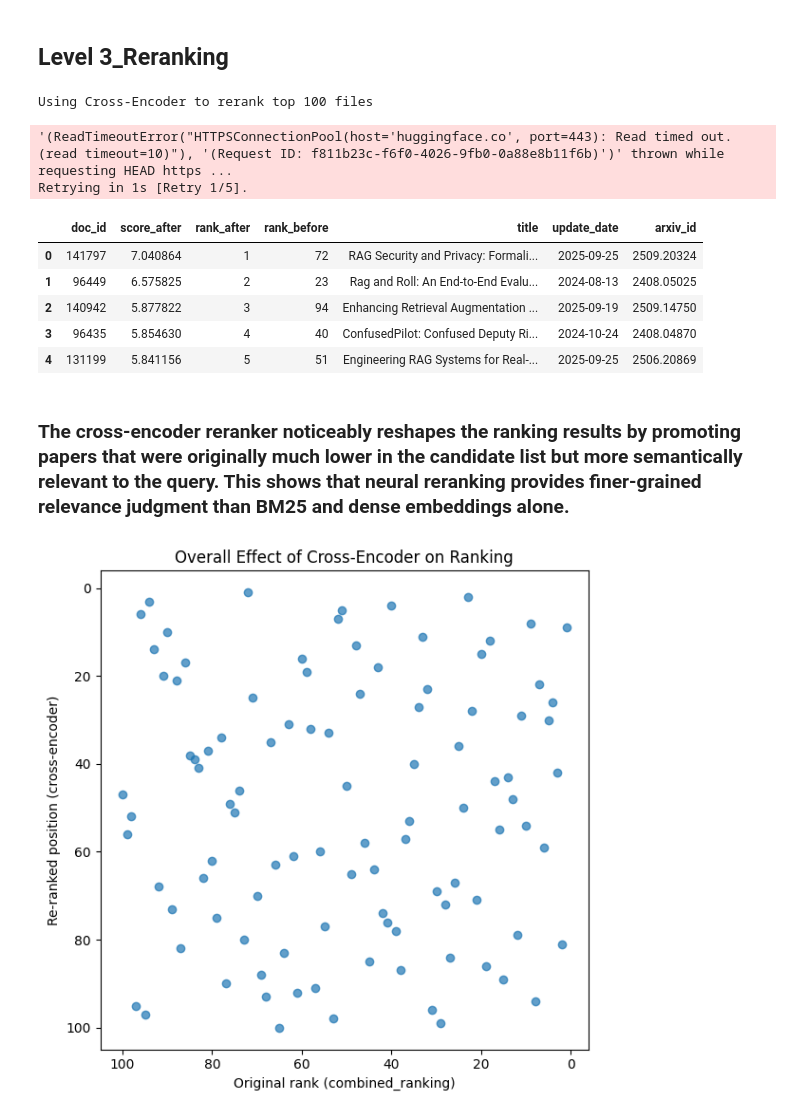
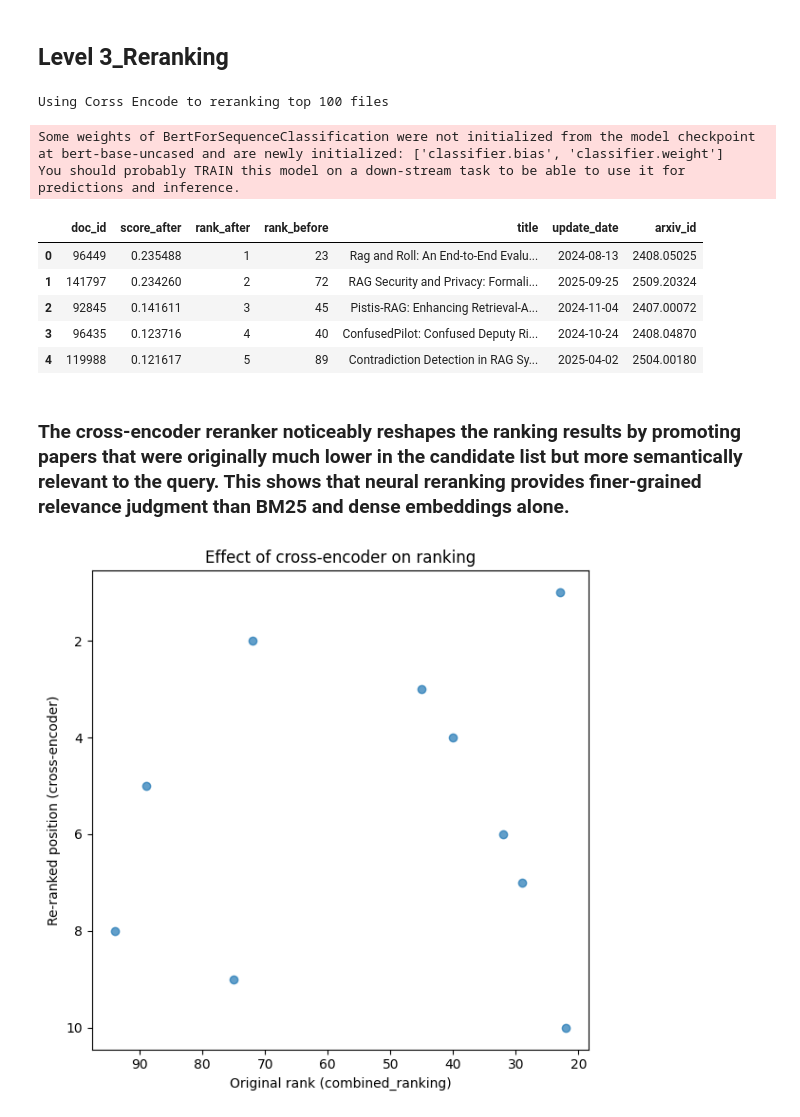
Before and after one commit to aidanmanternach/ece-143-research-paper-search, a Jupyter notebook: bm25-vector-search/visualization.ipynb, the cells around one changed output. Drawn from its saved outputs; the diff is of its cells as text; code cells hidden in the pictures.

```diff
--- a/bm25-vector-search/visualization.ipynb
+++ b/bm25-vector-search/visualization.ipynb
@@ -606,27 +619,28 @@ plt.show()
 # %% [markdown]
 ## Level 3_Reranking
 # %%
-# Neural Reranking with Cross-Encoders
-print("Using Cross-Encoder to rerank top 100 files")
-candidates = combined_ranking(query, 100, title_term_table, abstract_term_table, title_lengths, abstract_lengths, avg_doc_len_title, avg_doc_len_abs, N, model, document_embeddings)
+ #  Neural Reranking with Cross-Encoders
+ print("Using Corss Encode to reranking top 100 files")
+ candidates = combined_ranking(query, 100, title_term_table, abstract_term_table, title_lengths, abstract_lengths, avg_doc_len_title, avg_doc_len_abs, N, model, document_embeddings)
 
-candidates_with_text = []
-# put in the text to rerank
-for doc_id, score in candidates:
-    abstract = df.iloc[doc_id].get("abstract", "")
-    title    = df.iloc[doc_id].get("title", "")
-    text     = title + " " + abstract
-    candidates_with_text.append((doc_id, text))
+ candidates_with_text = []
+ # put in the text to rerank
+ for doc_id, score in candidates:
+     abstract = df.iloc[doc_id].get("abstract", "")
+     title    = df.iloc[doc_id].get("title", "")
+     text     = title + " " + abstract
+     candidates_with_text.append((doc_id, text))
 
-reranked = retrieve_and_rerank(
-    query,
-    candidates_with_text,
-    final_k=100
-)   # retrieve all 100 samples for rank comparison
+ reranked = retrieve_and_rerank(
+     query,
+     candidates_with_text,
+     tokenizer_model = "bert-base-uncased",
+     cross_encoder_model = "bert-base-uncased"
+ )
 # %% [output]
-Using Cross-Encoder to rerank top 100 files
+Using Corss Encode to reranking top 100 files
-'(ReadTimeoutError("HTTPSConnectionPool(host='huggingface.co', port=443): Read timed out. (read timeout=10)"), '(Request ID: f811b23c-f6f0-4026-9fb0-0a88e8b11f6b)')' thrown while requesting HEAD https ...
-Retrying in 1s [Retry 1/5].
+Some weights of BertForSequenceClassification were not initialized from the model checkpoint at bert-base-uncased and are newly initialized: ['classifier.bias', 'classifier.weight']
+You should probably TRAIN this model on a down-stream task to be able to use it for predictions and inference.
 # %%
 import pandas as pd
 import matplotlib.pyplot as plt
@@ -634,7 +648,7 @@ import matplotlib.pyplot as plt
 original_ranks = {doc_id: rank for rank, (doc_id, _) in enumerate(candidates, start=1)}
 
 rows = []
-for rank_after, (score_after, doc_id) in enumerate(reranked, start=1):
+for rank_after, (score_after, doc_id, text) in enumerate(reranked, start=1):
     row = df.iloc[doc_id]
     rows.append({
         "doc_id": doc_id,
@@ -654,29 +668,29 @@ if results_df["update_date"].dtype == "object":
 results_df.head()
 # %% [output]
 |  | doc_id | score_after | rank_after | rank_before | title | update_date | arxiv_id |
-| 0 | 141797 | 7.040864 | 1 | 72 | RAG Security and Privacy: Formali... | 2025-09-25 | 2509.20324 |
-| 1 | 96449 | 6.575825 | 2 | 23 | Rag and Roll: An End-to-End Evalu... | 2024-08-13 | 2408.05025 |
-| 2 | 140942 | 5.877822 | 3 | 94 | Enhancing Retrieval Augmentation ... | 2025-09-19 | 2509.14750 |
-| 3 | 96435 | 5.854630 | 4 | 40 | ConfusedPilot: Confused Deputy Ri... | 2024-10-24 | 2408.04870 |
-| 4 | 131199 | 5.841156 | 5 | 51 | Engineering RAG Systems for Real-... | 2025-09-25 | 2506.20869 |
+| 0 | 96449 | 0.235488 | 1 | 23 | Rag and Roll: An End-to-End Evalu... | 2024-08-13 | 2408.05025 |
+| 1 | 141797 | 0.234260 | 2 | 72 | RAG Security and Privacy: Formali... | 2025-09-25 | 2509.20324 |
+| 2 | 92845 | 0.141611 | 3 | 45 | Pistis-RAG: Enhancing Retrieval-A... | 2024-11-04 | 2407.00072 |
+| 3 | 96435 | 0.123716 | 4 | 40 | ConfusedPilot: Confused Deputy Ri... | 2024-10-24 | 2408.04870 |
+| 4 | 119988 | 0.121617 | 5 | 89 | Contradiction Detection in RAG Sy... | 2025-04-02 | 2504.00180 |
 # %% [markdown]
 ### The cross-encoder reranker noticeably reshapes the ranking results by promoting papers that were originally much lower in the candidate list but more semantically relevant to the query. This shows that neural reranking provides finer-grained relevance judgment than BM25 and dense embeddings alone.
 # %%
 # ranking vs reranked
 
 valid_df = results_df.dropna(subset=["rank_before"])
 
 plt.figure(figsize=(6, 6))
 plt.scatter(valid_df["rank_before"], valid_df["rank_after"], alpha=0.7)
 plt.xlabel("Original rank (combined_ranking)")
 plt.ylabel("Re-ranked position (cross-encoder)")
-plt.title("Overall Effect of Cross-Encoder on Ranking")
+plt.title("Effect of cross-encoder on ranking")
 
 
 plt.gca().invert_xaxis()
 plt.gca().invert_yaxis()
 
 plt.tight_layout()
 plt.show()
 # %% [output]
-[figure, old version]
+[figure, new version]
```
Also changed, not shown: parts of 9 cells of this notebook.
